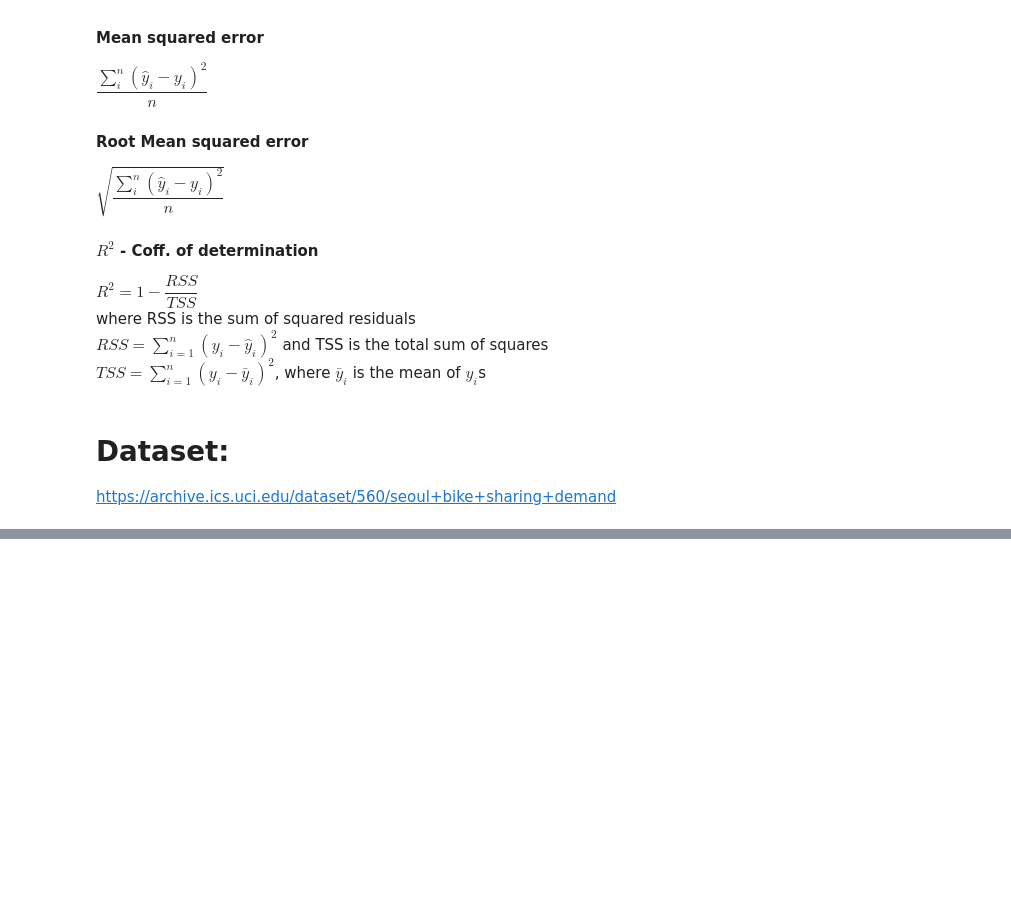
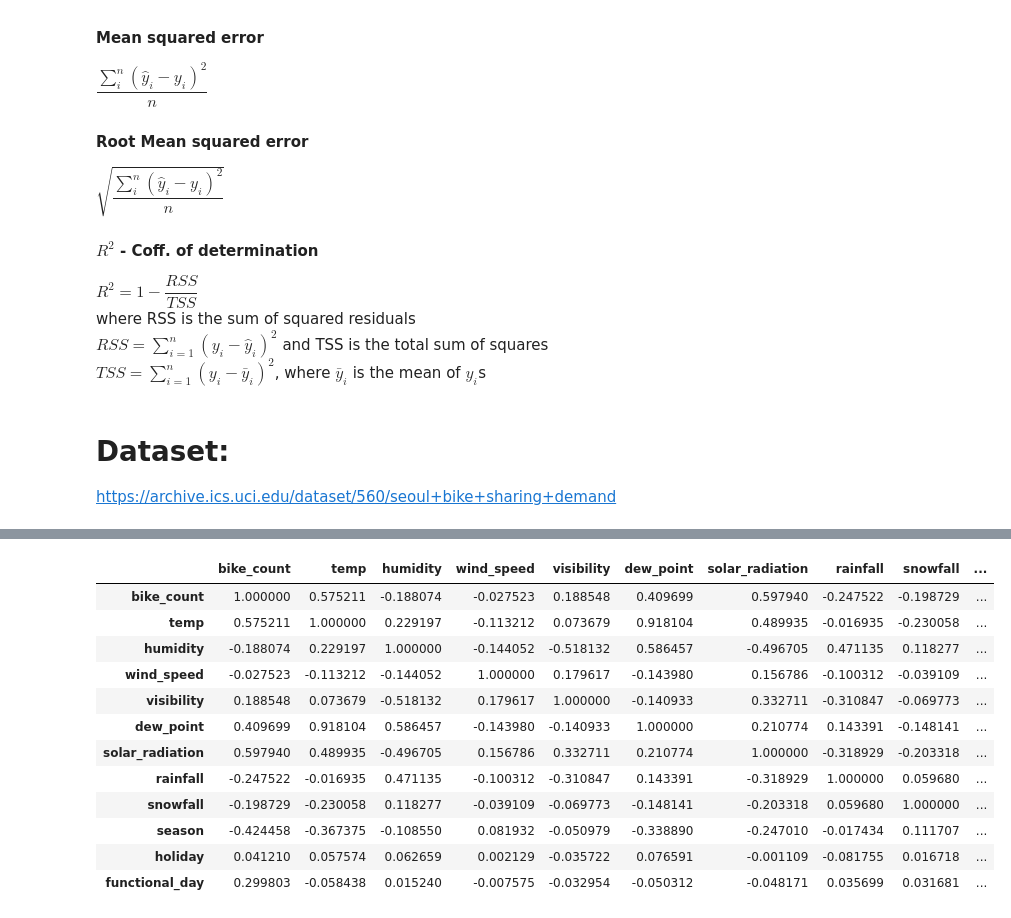
Before and after one commit to aswathr/ml_learn_fcc, a Jupyter notebook: 2_seoul_bike_demand.ipynb, the cells around one changed output, grey strips where cells are left out. Saved outputs shown, nothing was run; the diff lists cells and outputs as text; code cells hidden in the pictures; blank space fills up the shorter version.

```diff
--- a/2_seoul_bike_demand.ipynb
+++ b/2_seoul_bike_demand.ipynb
@@ -88,0 +110,16 @@ for hour, dfi in df_hour.items():
+# %%
+corrcoeff_df12.style.background_gradient(cmap='coolwarm')
+# %% [output]
+|  | bike_count | temp | humidity | wind_speed | visibility | dew_point | solar_radiation | rainfall | snowfall | ... |
+| bike_count | 1.000000 | 0.575211 | -0.188074 | -0.027523 | 0.188548 | 0.409699 | 0.597940 | -0.247522 | -0.198729 | ... |
+| temp | 0.575211 | 1.000000 | 0.229197 | -0.113212 | 0.073679 | 0.918104 | 0.489935 | -0.016935 | -0.230058 | ... |
+| humidity | -0.188074 | 0.229197 | 1.000000 | -0.144052 | -0.518132 | 0.586457 | -0.496705 | 0.471135 | 0.118277 | ... |
+| wind_speed | -0.027523 | -0.113212 | -0.144052 | 1.000000 | 0.179617 | -0.143980 | 0.156786 | -0.100312 | -0.039109 | ... |
+| visibility | 0.188548 | 0.073679 | -0.518132 | 0.179617 | 1.000000 | -0.140933 | 0.332711 | -0.310847 | -0.069773 | ... |
+| dew_point | 0.409699 | 0.918104 | 0.586457 | -0.143980 | -0.140933 | 1.000000 | 0.210774 | 0.143391 | -0.148141 | ... |
+| solar_radiation | 0.597940 | 0.489935 | -0.496705 | 0.156786 | 0.332711 | 0.210774 | 1.000000 | -0.318929 | -0.203318 | ... |
+| rainfall | -0.247522 | -0.016935 | 0.471135 | -0.100312 | -0.310847 | 0.143391 | -0.318929 | 1.000000 | 0.059680 | ... |
+| snowfall | -0.198729 | -0.230058 | 0.118277 | -0.039109 | -0.069773 | -0.148141 | -0.203318 | 0.059680 | 1.000000 | ... |
+| season | -0.424458 | -0.367375 | -0.108550 | 0.081932 | -0.050979 | -0.338890 | -0.247010 | -0.017434 | 0.111707 | ... |
+| holiday | 0.041210 | 0.057574 | 0.062659 | 0.002129 | -0.035722 | 0.076591 | -0.001109 | -0.081755 | 0.016718 | ... |
+| functional_day | 0.299803 | -0.058438 | 0.015240 | -0.007575 | -0.032954 | -0.050312 | -0.048171 | 0.035699 | 0.031681 | ... |
```
Also changed, not shown: parts of 13 cells of this notebook.
